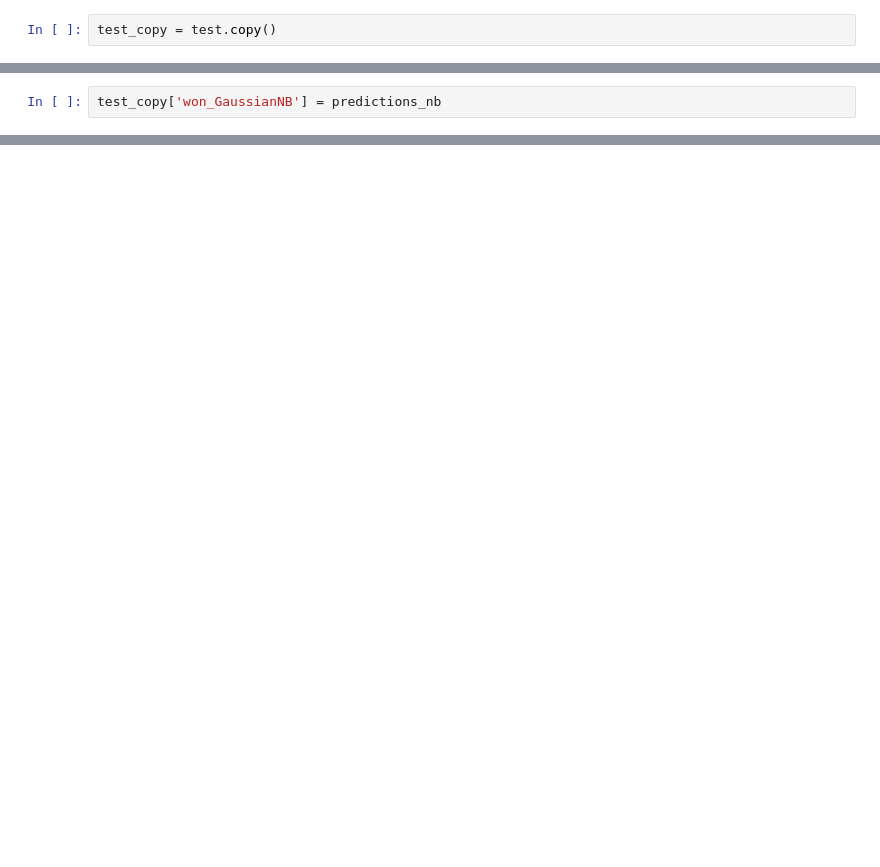
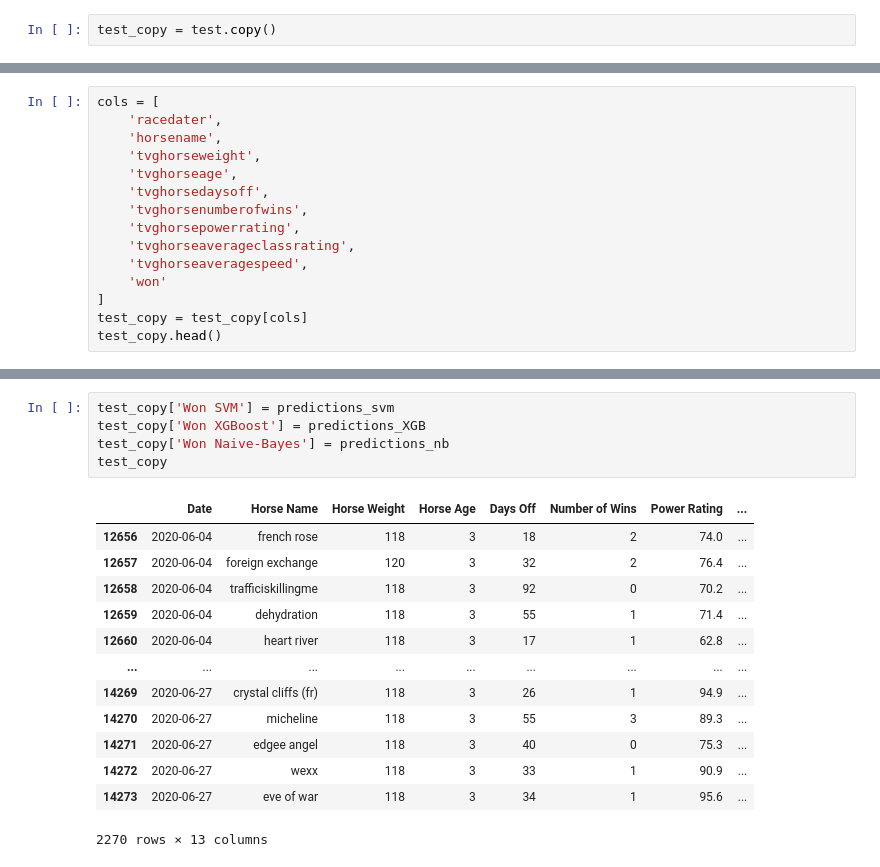
Before and after one commit to AymanSulaiman/stallion-statistics-dashboard, a Jupyter notebook: Machine_Learning_Model_redo/Machine_Learning_and_data_aggregation.ipynb, the cells around one changed output, grey strips where cells are left out. Saved outputs shown, nothing was run; the diff lists cells and outputs as text; blank space fills up the shorter version.

```diff
--- a/Machine_Learning_Model_redo/Machine_Learning_and_data_aggregation.ipynb
+++ b/Machine_Learning_Model_redo/Machine_Learning_and_data_aggregation.ipynb
@@ -163,2 +280,0 @@ test_copy['won_XGBoost'] = predictions_XGB
-# %%
-test_copy['won_GaussianNB'] = predictions_nb
@@ -337,0 +292,15 @@ lost_gaussian.to_csv('lost_gaussian.csv', index=False)
+# %%
+cols = [
+    'racedater',
+    'horsename',
+    'tvghorseweight',
+    'tvghorseage',
+    'tvghorsedaysoff',
+    'tvghorsenumberofwins',
+    'tvghorsepowerrating',
+    'tvghorseaverageclassrating',
+    'tvghorseaveragespeed',
+    'won'
+]
+test_copy = test_copy[cols]
+test_copy.head()
@@ -337,0 +337,19 @@ lost_gaussian.to_csv('lost_gaussian.csv', index=False)
+# %%
+test_copy['Won SVM'] = predictions_svm
+test_copy['Won XGBoost'] = predictions_XGB
+test_copy['Won Naive-Bayes'] = predictions_nb
+test_copy
+# %% [output]
+|  | Date | Horse Name | Horse Weight | Horse Age | Days Off | Number of Wins | Power Rating | ... |
+| 12656 | 2020-06-04 | french rose | 118 | 3 | 18 | 2 | 74.0 | ... |
+| 12657 | 2020-06-04 | foreign exchange | 120 | 3 | 32 | 2 | 76.4 | ... |
+| 12658 | 2020-06-04 | trafficiskillingme | 118 | 3 | 92 | 0 | 70.2 | ... |
+| 12659 | 2020-06-04 | dehydration | 118 | 3 | 55 | 1 | 71.4 | ... |
+| 12660 | 2020-06-04 | heart river | 118 | 3 | 17 | 1 | 62.8 | ... |
+| ... | ... | ... | ... | ... | ... | ... | ... | ... |
+| 14269 | 2020-06-27 | crystal cliffs (fr) | 118 | 3 | 26 | 1 | 94.9 | ... |
+| 14270 | 2020-06-27 | micheline | 118 | 3 | 55 | 3 | 89.3 | ... |
+| 14271 | 2020-06-27 | edgee angel | 118 | 3 | 40 | 0 | 75.3 | ... |
+| 14272 | 2020-06-27 | wexx | 118 | 3 | 33 | 1 | 90.9 | ... |
+| 14273 | 2020-06-27 | eve of war | 118 | 3 | 34 | 1 | 95.6 | ... |
+2270 rows × 13 columns
```
Also changed, not shown: parts of 54 cells of this notebook.
